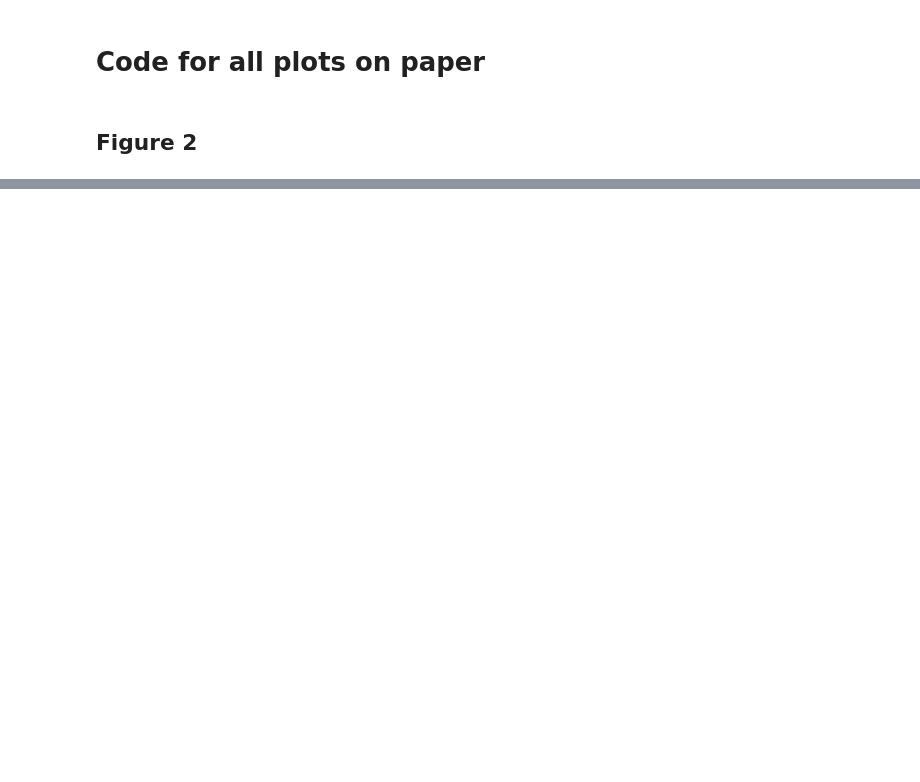
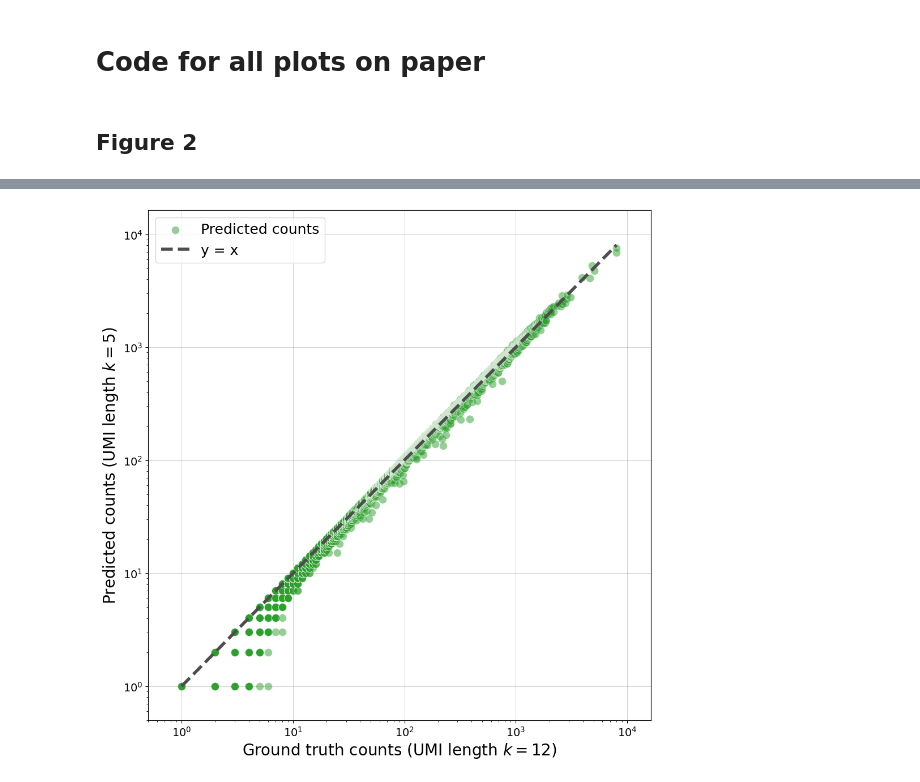
Before and after one commit to agdylan/minimal_UMIs, a Jupyter notebook: main_scripts/manuscript_plot_code.ipynb, the cells around one changed output, grey strips where cells are left out. Cells and saved outputs as stored; diff of their text form; code cells hidden in the pictures; blank space fills up the shorter version.

```diff
--- a/main_scripts/manuscript_plot_code.ipynb
+++ b/main_scripts/manuscript_plot_code.ipynb
@@ -1219,0 +171,98 @@ plt.show()
+# %%
+import os
+import numpy as np
+import matplotlib.pyplot as plt
+import scanpy as sc
+
+# dataset = "1k_PBMCs"
+dataset = "5k_PBMCs"
+
+adata_12 = sc.read_h5ad(
+    f"/data/dagyeman/cellranger/bam_file_analysis/{dataset}/ub_objects/adata_matrices/adata_12.h5ad"
+)
+
+# Only load what you use (j=5) to avoid unnecessary I/O
+adata_dict = {}
+j = 5
+adata_dict[j] = sc.read_h5ad(
+    f"/data/dagyeman/cellranger/bam_file_analysis/{dataset}/ub_objects/col_aware_nunif_matrices/adata_{j}.h5ad"
+)
+
+# Define which genes to remove
+remove = np.array([
+    "MALAT1",
+    # add any other gene names you want to drop here
+])
+
+
+# Fixed UMI length for "true" counts
+i = 12
+n_values = np.logspace(0, 4.5, 200)
+
+# Ensure both datasets are properly aligned (fast indexer; no O(n^2) list.index)
+common_barcodes = sorted(set(adata_12.obs_names).intersection(set(adata_dict[j].obs_names)))
+print(f"Total common barcodes: {len(common_barcodes)}")
+
+indices_i = adata_12.obs_names.get_indexer(common_barcodes)
+indices_j = adata_dict[j].obs_names.get_indexer(common_barcodes)
+
+# Create a mask for genes to **keep** (i.e. not in 'remove')
+gene_mask = ~np.isin(np.asarray(adata_12.var_names), remove)
+
+# Pull full matrices at once, subsetting both cells and genes
+X_i = adata_12.X[indices_i][:, gene_mask]
+X_j = adata_dict[j].X[indices_j][:, gene_mask]
+
+# ---- FILTER (dense path only) ----
+mask = X_i >= 1
+filtered_counts_i = X_i[mask]
+filtered_counts_j = X_j[mask]
+
+# Convert to numpy arrays (kept for parity)
+all_gene_counts_i = np.array(filtered_counts_i)
+all_gene_counts_j = np.array(filtered_counts_j)
+
+print(f"Total filtered gene counts: {len(all_gene_counts_i)}")
+
+# Sort by the "ground truth" values exactly as you did
+sorted_indices = np.argsort(all_gene_counts_i)
+sorted_gene_counts_i = all_gene_counts_i[sorted_indices]
+sorted_gene_counts_j = all_gene_counts_j[sorted_indices]
+
+# Create plot (styling preserved)
+plt.figure(figsize=(10, 10))
+plt.scatter(
+    sorted_gene_counts_i,
+    sorted_gene_counts_j,
+    alpha=0.5,
+    c='#2ca02c',     # Standard Green for Points (kept)
+    edgecolors='w',
+    s=100,
+    linewidth=0.5,
+    label='Predicted counts'
+)
+sv = 1.3
+# Reference y = x line
+max_val = sorted_gene_counts_i.max()
+plt.plot([1, max_val], [1, max_val], linestyle='--', color='#4D4D4D', linewidth=4, label='y = x')
+
+plt.xscale('log')
+plt.yscale('log')
+ymin, ymax = plt.ylim()
+plt.ylim(0.5, ymax*sv)
+plt.xlim(0.5, ymax*sv)
+plt.ylabel(r"Predicted counts (UMI length $k=5$)", fontsize=20)
+plt.xticks(fontsize=14)
+plt.yticks(fontsize=14)
+plt.xlabel(r"Ground truth counts (UMI length $k=12$)", fontsize=20)
+plt.grid(True, linestyle='-', linewidth=0.5, color='gray', alpha=0.5)
+plt.legend(loc="upper left", fontsize=18)
+
+plt.tight_layout()
+plt.savefig(
+    f"/data/dagyeman/cellranger/bam_file_analysis/figures/{dataset}/{dataset}_pred_vs_gt_counts.jpeg",
+    dpi=300
+)
+plt.show()
+plt.close()
+# %% [output]
@@ -1219,0 +271 @@ plt.show()
+[figure, added]
```
Also changed, not shown: parts of 52 cells of this notebook, 6 other files.
